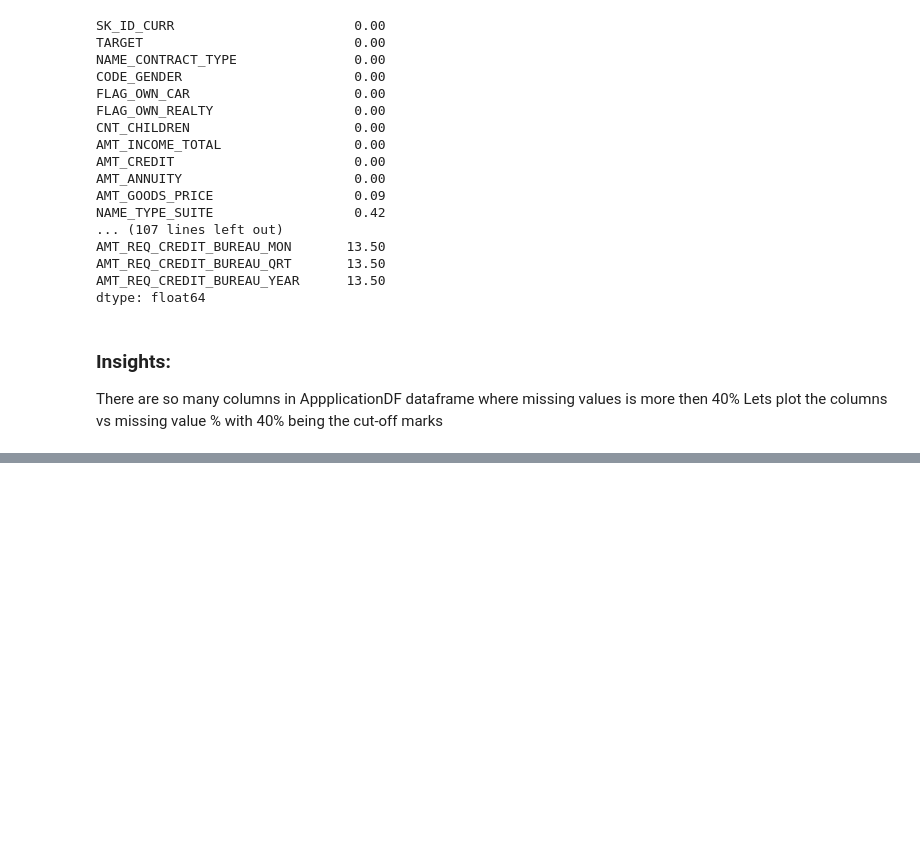
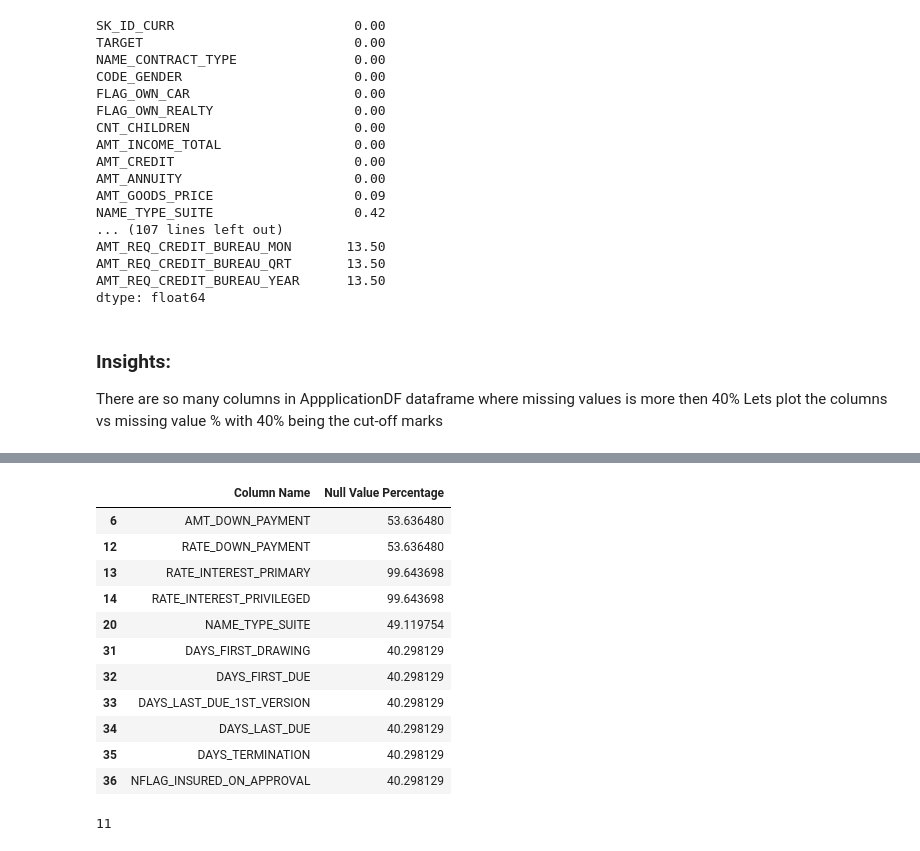
Before and after one commit to Rahul-shingade/Bank_Loan_Analysis, a Jupyter notebook: Bank _Loan_Default Risk_Analysis.ipynb, the cells around one changed output, grey strips where cells are left out. Drawn from its saved outputs; the diff is of its cells as text; code cells hidden in the pictures; blank space fills up the shorter version.

```diff
--- a/Bank _Loan_Default Risk_Analysis.ipynb
+++ b/Bank _Loan_Default Risk_Analysis.ipynb
@@ -188,0 +273,22 @@ plt.show()
+# %%
+# more than or equal to 40% empty rows columns
+nullcol_40_previous = null_PreviousDF[null_PreviousDF["Null Value Percentage"]>=40]
+nullcol_40_previous
+# %% [output]
+|  | Column Name | Null Value Percentage |
+| 6 | AMT_DOWN_PAYMENT | 53.636480 |
+| 12 | RATE_DOWN_PAYMENT | 53.636480 |
+| 13 | RATE_INTEREST_PRIMARY | 99.643698 |
+| 14 | RATE_INTEREST_PRIVILEGED | 99.643698 |
+| 20 | NAME_TYPE_SUITE | 49.119754 |
+| 31 | DAYS_FIRST_DRAWING | 40.298129 |
+| 32 | DAYS_FIRST_DUE | 40.298129 |
+| 33 | DAYS_LAST_DUE_1ST_VERSION | 40.298129 |
+| 34 | DAYS_LAST_DUE | 40.298129 |
+| 35 | DAYS_TERMINATION | 40.298129 |
+| 36 | NFLAG_INSURED_ON_APPROVAL | 40.298129 |
+# %%
+# How many columns have more than or equal to 40% null values?
+len(nullcol_40_previous)
+# %% [output]
+11
```
Also changed, not shown: parts of 12 cells of this notebook.
